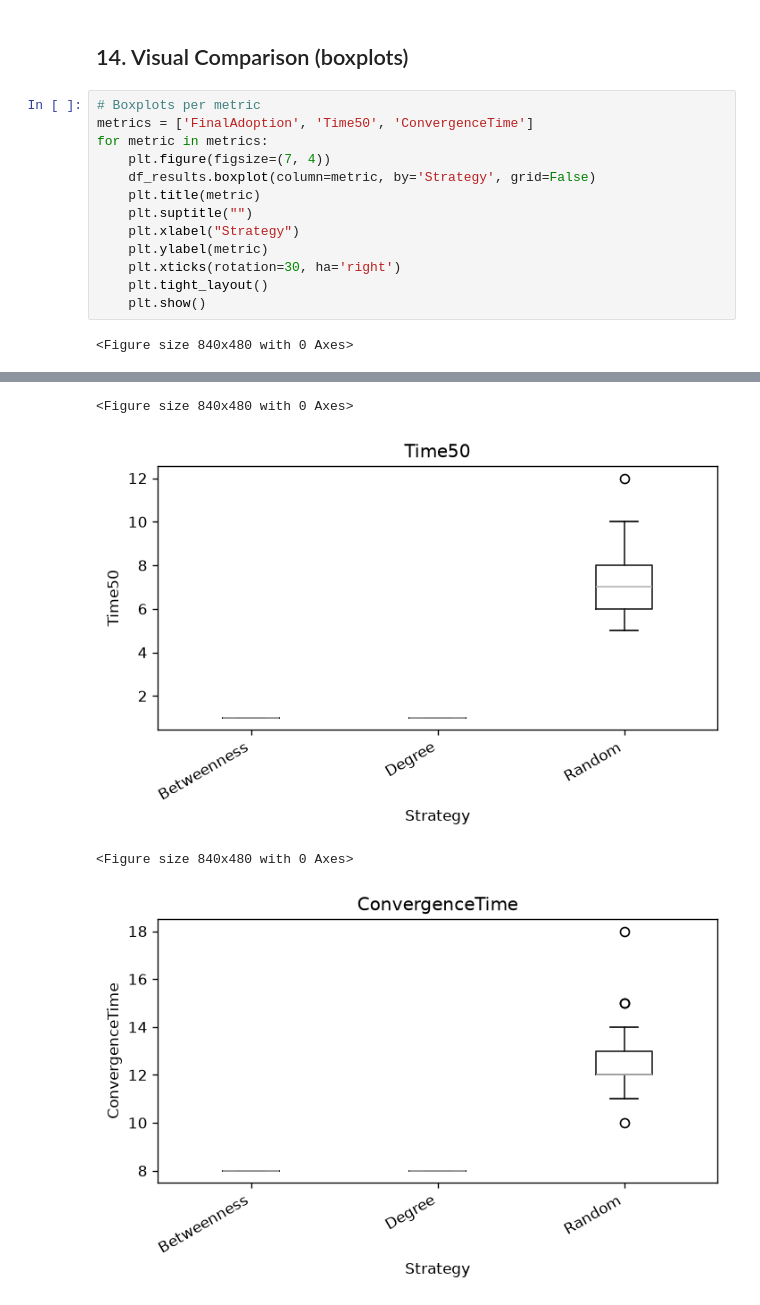
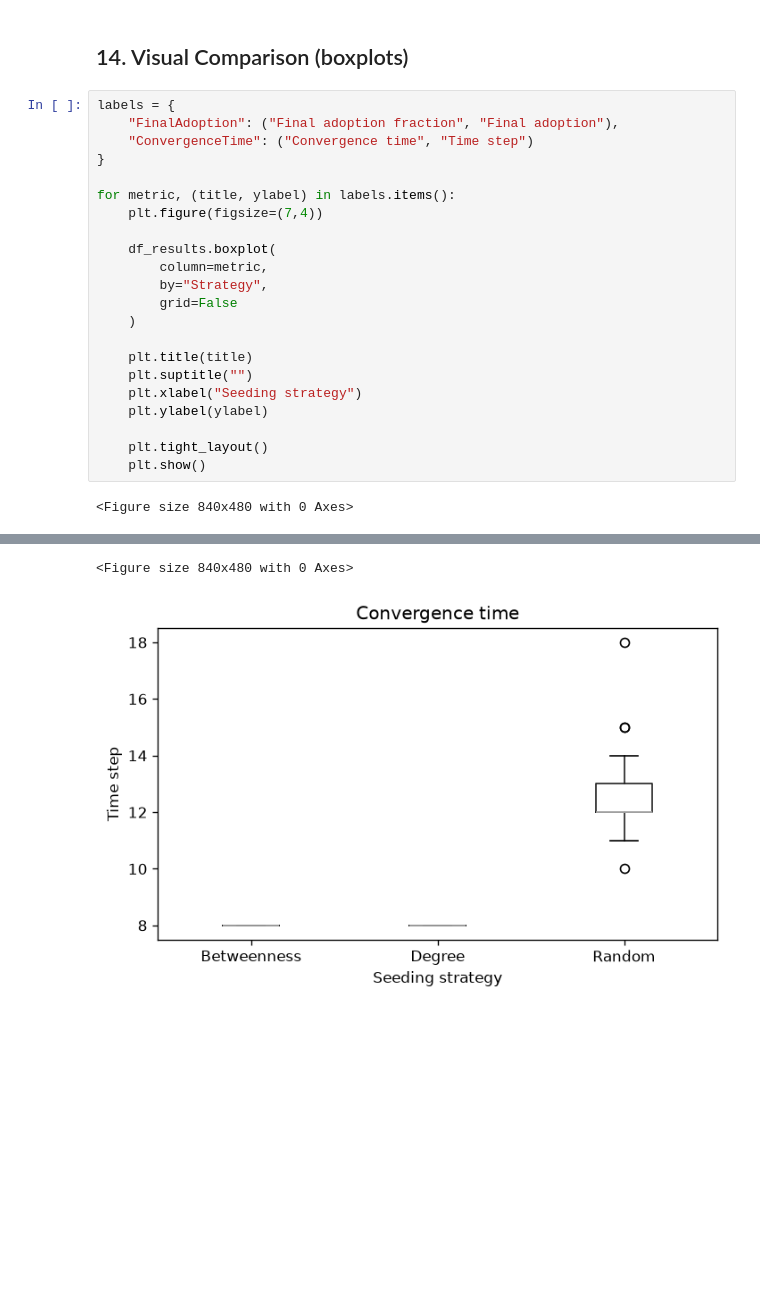
Before and after one commit to betsplie/mbdm, a Jupyter notebook: Assignment 2/Granovetter_Threshold_Experiments_v2_Hamsterster.ipynb, the cells around one changed output, grey strips where cells are left out. Saved outputs shown, nothing was run; the diff lists cells and outputs as text; blank space fills up the shorter version.

```diff
--- a/Assignment 2/Granovetter_Threshold_Experiments_v2_Hamsterster.ipynb
+++ b/Assignment 2/Granovetter_Threshold_Experiments_v2_Hamsterster.ipynb
@@ -468,16 +457,25 @@ plt.show()
 # %% [markdown]
 ## 14. Visual Comparison (boxplots)
 # %%
-# Boxplots per metric
-metrics = ['FinalAdoption', 'Time50', 'ConvergenceTime']
-for metric in metrics:
-    plt.figure(figsize=(7, 4))
-    df_results.boxplot(column=metric, by='Strategy', grid=False)
-    plt.title(metric)
+labels = {
+    "FinalAdoption": ("Final adoption fraction", "Final adoption"),
+    "ConvergenceTime": ("Convergence time", "Time step")
+}
+
+for metric, (title, ylabel) in labels.items():
+    plt.figure(figsize=(7,4))
+
+    df_results.boxplot(
+        column=metric,
+        by="Strategy",
+        grid=False
+    )
+
+    plt.title(title)
     plt.suptitle("")
-    plt.xlabel("Strategy")
-    plt.ylabel(metric)
-    plt.xticks(rotation=30, ha='right')
+    plt.xlabel("Seeding strategy")
+    plt.ylabel(ylabel)
+
     plt.tight_layout()
     plt.show()
 # %% [output]
@@ -486,4 +484,2 @@ for metric in metrics:
 <Figure size 840x480 with 0 Axes>
-[figure, old version]
+[figure, new version]
-<Figure size 840x480 with 0 Axes>
-[figure, removed]
```
Also changed, not shown: parts of 16 cells of this notebook, 4 other files.
